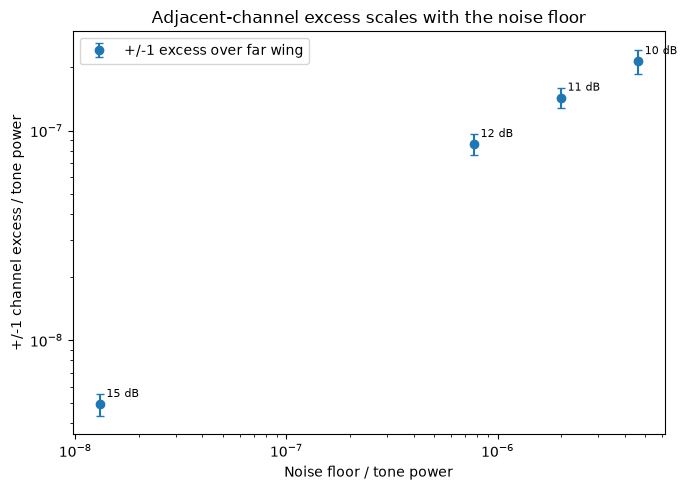
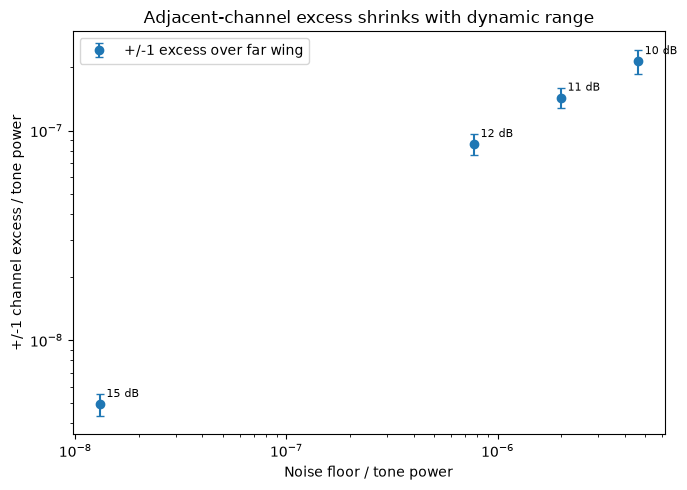
The change to this notebook cell's code, shown as a diff; its figure went from the first image to the second:
--- before
+++ after
@@ -14,5 +14,5 @@
 ax.set_xlabel("Noise floor / tone power")
 ax.set_ylabel("+/-1 channel excess / tone power")
-ax.set_title("Adjacent-channel excess scales with the noise floor")
+ax.set_title("Adjacent-channel excess shrinks with dynamic range")
 for db, x, y in zip(SETTINGS, floors, diffs):
     ax.annotate(f"{db} dB", (x, y), textcoords="offset points",
@@ -26,7 +26,6 @@
 print(f"Deepest probe: {db} dB, dynamic range {dr[db]:.2e} "
       f"({10*np.log10(dr[db]):.0f} dB)")
-print(f"+/-1 excess over far wing: {diff:.2e} +/- {sem:.2e} of tone "
-      f"({diff/sem:.1f} sigma)")
-print(f"Upper limit on comb spillover into the +/-1 channel: "
-      f"<= {diff:.1e} of tone (~ {10*np.log10(diff):.0f} dB), "
-      f"conservative (excess still noise-dominated and falling).")
+print(f"+/-1 channel spillover: {diff:.2e} +/- {sem:.2e} of tone "
+      f"(~ {10*np.log10(diff):.0f} dB), confined to +/-1 channel.")
+print(f"This bounds any comb-tone spillover into the adjacent channel "
+      f"at <= {diff:.0e} of the tone.")

Commit: docs: mechanism-agnostic wording for adjacent-channel spillover